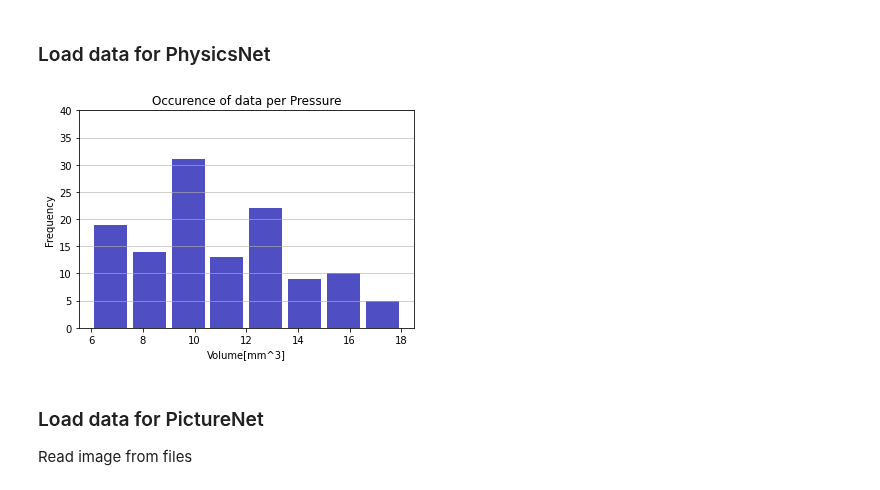
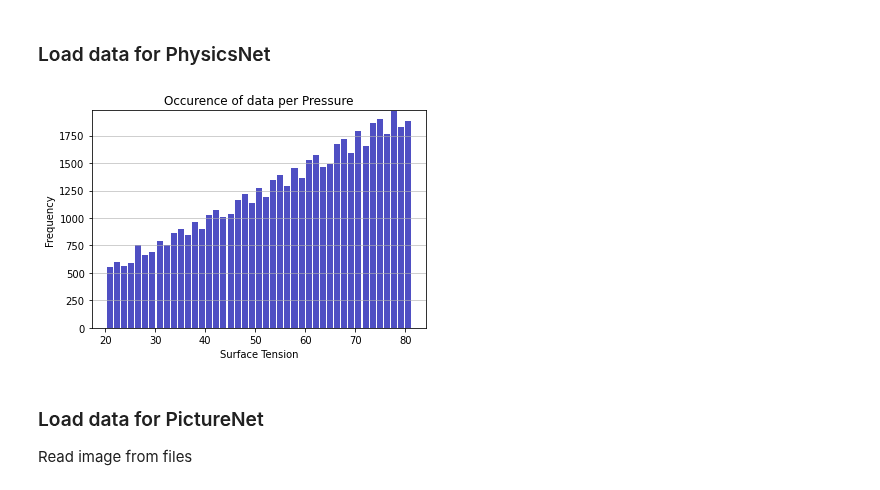
Before and after one commit to ShaoKAi100812/Pendant_Drop_Tensiometry_Prediction, a Jupyter notebook: main_spline.ipynb, the cells around one changed output. Cells and saved outputs as stored; diff of their text form; code cells hidden in the pictures.

Commit message:
chore: Veiw data distribution

```diff
--- a/main_spline.ipynb
+++ b/main_spline.ipynb
@@ -95,8 +95,8 @@ class DataSplit:
 # %%
 data_matrix = df = pd.DataFrame()
 
-data_matrix = pd.read_csv("Data_folder/Spline.csv", header= None)           # Spline dataset
-# data_matrix = pd.read_csv("Big_Data1/Picture_Large.csv", header= None)      # Large dataset (only for observation)
+# data_matrix = pd.read_csv("Data_folder/Spline.csv", header= None)           # Spline dataset
+data_matrix = pd.read_csv("Big_Data1/Picture_Large.csv", header= None)      # Large dataset (only for observation)
 
 # Make the droplet dataset class based on data_matrix
 class Droplet_data_set(Dataset):
@@ -111,36 +111,37 @@ class Droplet_data_set(Dataset):
         y1 = data_matrix.iloc[:,1].values
 
         # Add normalization for x
         # x = preprocessing.normalize(x)
         # y = preprocessing.normalize(y, axis = 0,norm='l2')
-        n, bins, patches = plt.hist(x=y1, bins='auto', color='#0504aa',
+        n, bins, patches = plt.hist(x=y0, bins='auto', color='#0504aa',
                                     alpha=0.7, rwidth=0.85)
         plt.grid(axis='y', alpha=0.75)
-        plt.xlabel('Volume[mm^3]')
+        plt.xlabel('Surface Tension')
+        # plt.xlabel('Volume[mm^3]')
         plt.ylabel('Frequency')
         plt.title('Occurence of data per Pressure')
 
         maxfreq = n.max()
         # Set a clean upper y-axis limit.
         plt.ylim(ymax=np.ceil(maxfreq / 10) * 10 if maxfreq % 10 else maxfreq + 10)
         ##############################################
 
         self.x_train = torch.tensor(x,dtype=torch.float32)
         self.y_train = torch.tensor(y,dtype=torch.float32)
 
     def __getitem__(self, idx):
         return self.x_train[idx],self.y_train[idx]
 
     def __len__(self):
          return len(self.y_train)
 
 my_data_set = Droplet_data_set()
 
 # Split the single dataset into 3 datasets for training, test and validation.
 split = DataSplit(my_data_set, shuffle=True)
 train_loader, val_loader, test_loader = split.get_split(batch_size=64, num_workers=0)
 # %% [output]
-[figure, old version]
+[figure, new version]
 # %% [markdown]
 ### Load data for PictureNet
 Read image from files
```
Also changed, not shown: parts of 1 cell of this notebook.
